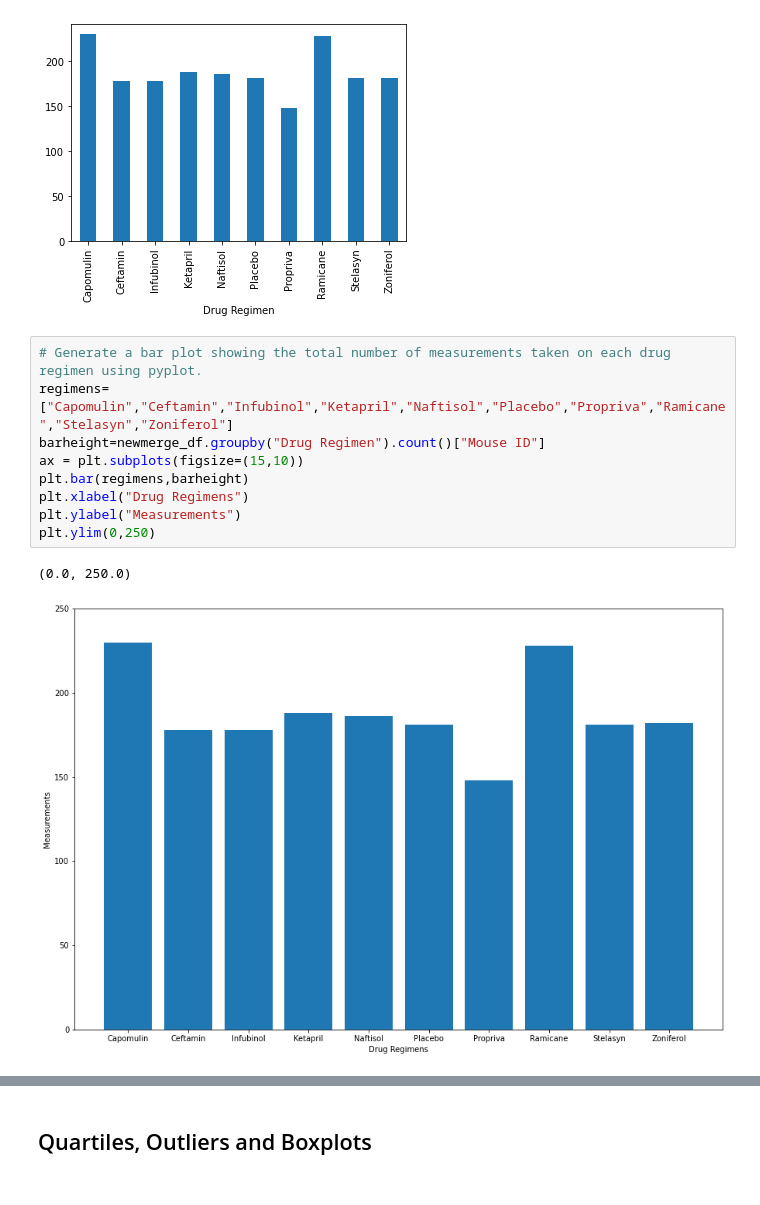
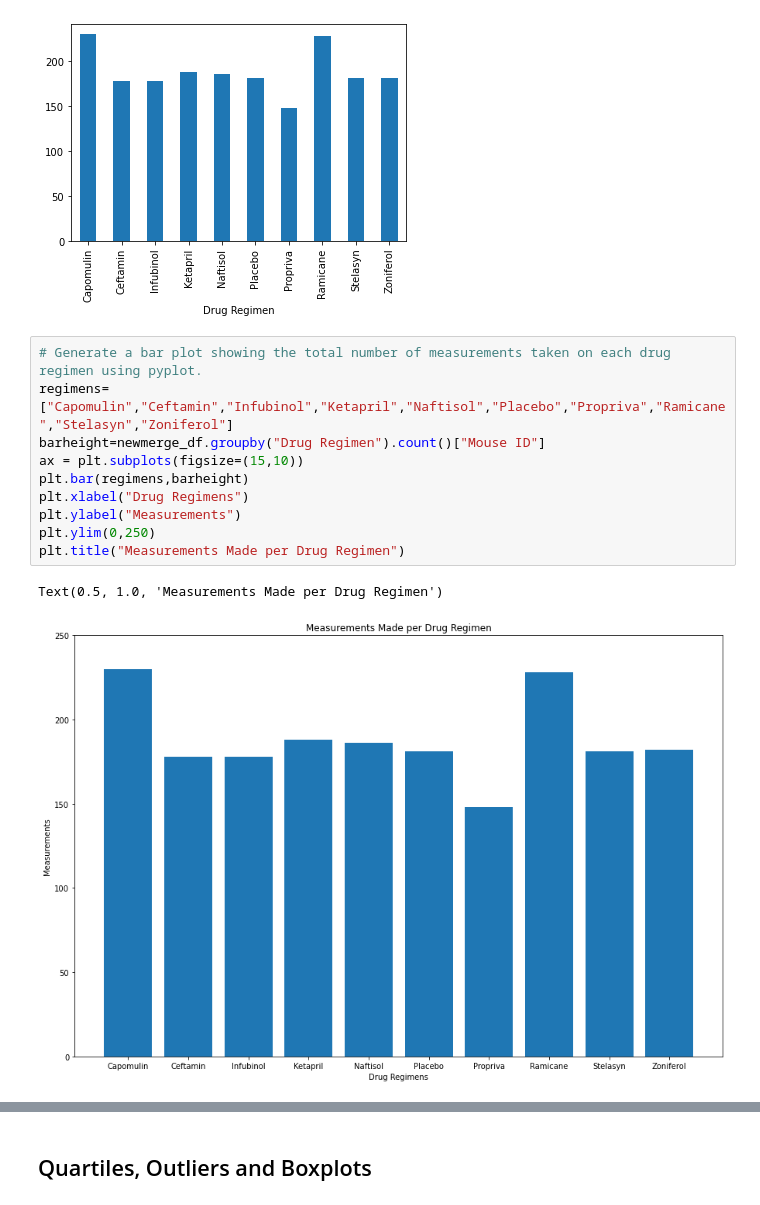
Before and after one commit to Uc71/Chemotherapy-Drug-Trials, a Jupyter notebook: week_05 Matplotlib_Homework_Pymaceuticals_pymaceuticals_starter.ipynb, the cells around one changed output, grey strips where cells are left out. Drawn from its saved outputs; the diff is of its cells as text.

```diff
--- a/week_05 Matplotlib_Homework_Pymaceuticals_pymaceuticals_starter.ipynb
+++ b/week_05 Matplotlib_Homework_Pymaceuticals_pymaceuticals_starter.ipynb
@@ -144,15 +151,16 @@ ax=bar_df["count"].plot.bar()
 # %%
 # Generate a bar plot showing the total number of measurements taken on each drug regimen using pyplot.
 regimens=["Capomulin","Ceftamin","Infubinol","Ketapril","Naftisol","Placebo","Propriva","Ramicane","Stelasyn","Zoniferol"]
 barheight=newmerge_df.groupby("Drug Regimen").count()["Mouse ID"]
 ax = plt.subplots(figsize=(15,10))
 plt.bar(regimens,barheight)
 plt.xlabel("Drug Regimens")
 plt.ylabel("Measurements")
 plt.ylim(0,250)
+plt.title("Measurements Made per Drug Regimen")
 # %% [output]
-(0.0, 250.0)
+Text(0.5, 1.0, 'Measurements Made per Drug Regimen')
-[figure, old version]
+[figure, new version]
 # %%
 # Generate a pie plot showing the distribution of female versus male mice using pandas
 mergesex_df=newmerge_df.groupby("Sex").count()
```
Also changed, not shown: parts of 9 cells of this notebook.
